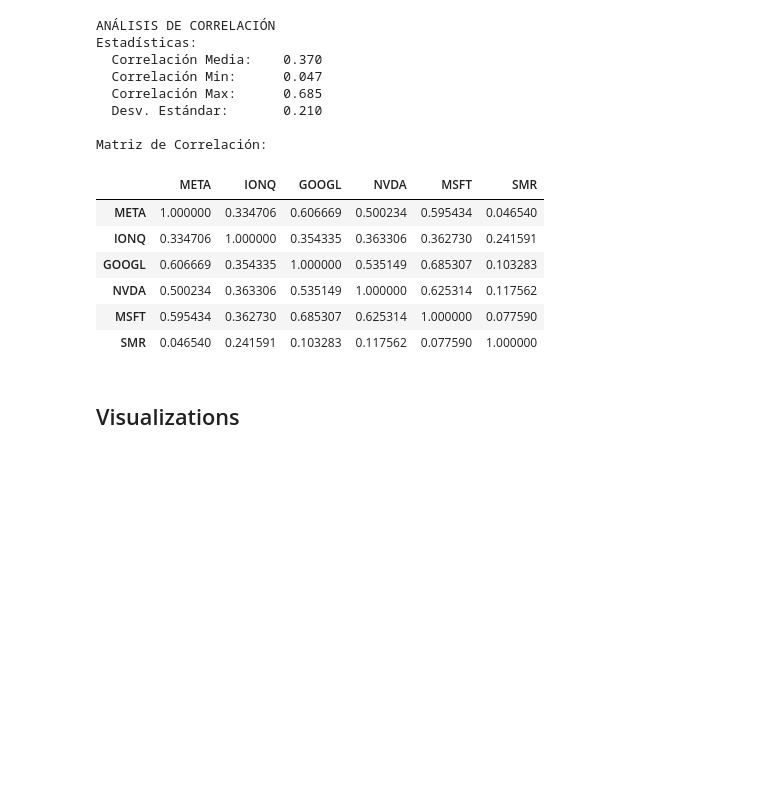
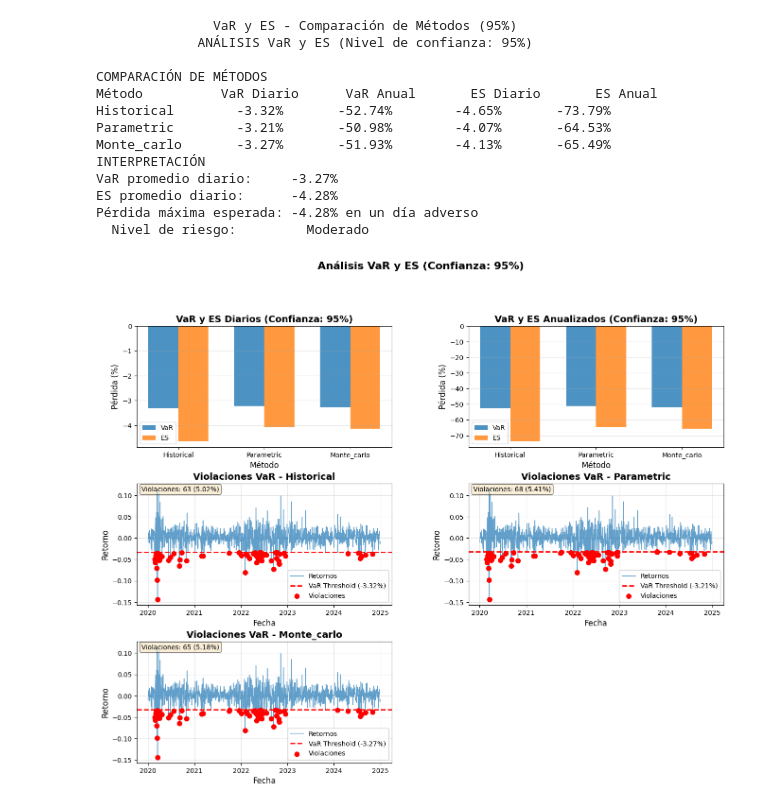
Before and after one commit to marcosherediapimienta/quant, a Jupyter notebook: projects/quant/pm/risk_analysis.ipynb, the cells around one changed output. Saved outputs shown, nothing was run; the diff lists cells and outputs as text; code cells hidden in the pictures; blank space fills up the shorter version.

```diff
--- a/projects/quant/pm/risk_analysis.ipynb
+++ b/projects/quant/pm/risk_analysis.ipynb
@@ -276,29 +82,0 @@ Retorno Anual:       51.77%
-# %%
-if len(TICKERS) > 1:
-    corr_results = correlation_analyzer.analyze(returns)
-
-    print("ANÁLISIS DE CORRELACIÓN")
-    print(f"Estadísticas:")
-    print(f"  Correlación Media: {corr_results['mean_correlation']:>8.3f}")
-    print(f"  Correlación Min:   {corr_results['min_correlation']:>8.3f}")
-    print(f"  Correlación Max:   {corr_results['max_correlation']:>8.3f}")
-    print(f"  Desv. Estándar:    {corr_results['std_correlation']:>8.3f}")
-
-    print("\nMatriz de Correlación:")
-    display(corr_results['correlation_matrix'])
-# %% [output]
-ANÁLISIS DE CORRELACIÓN
-Estadísticas:
-  Correlación Media:    0.370
-  Correlación Min:      0.047
-  Correlación Max:      0.685
-  Desv. Estándar:       0.210
-
-Matriz de Correlación:
-|  | META | IONQ | GOOGL | NVDA | MSFT | SMR |
-| META | 1.000000 | 0.334706 | 0.606669 | 0.500234 | 0.595434 | 0.046540 |
-| IONQ | 0.334706 | 1.000000 | 0.354335 | 0.363306 | 0.362730 | 0.241591 |
-| GOOGL | 0.606669 | 0.354335 | 1.000000 | 0.535149 | 0.685307 | 0.103283 |
-| NVDA | 0.500234 | 0.363306 | 0.535149 | 1.000000 | 0.625314 | 0.117562 |
-| MSFT | 0.595434 | 0.362730 | 0.685307 | 0.625314 | 1.000000 | 0.077590 |
-| SMR | 0.046540 | 0.241591 | 0.103283 | 0.117562 | 0.077590 | 1.000000 |
@@ -314,2 +83,37 @@ rolling_bench = benchmark_analyzer.analyze_rolling(
-# %% [markdown]
-## Visualizations
+# %%
+var_es_results = var_es_analyzer.calculate_multi_level(
+    returns=returns,
+    weights=WEIGHTS,
+    confidence_levels=CONFIDENCE_LEVELS,
+    n_simulations=MC_SIMULATIONS,
+    seed=MC_SEED
+)
+
+print("VaR y ES - Comparación de Métodos (95%)".center(70))
+
+comparison_df = var_es_reporter._results_to_dataframe(var_es_results[0.95])
+var_es_reporter.print_comparison(comparison_df, confidence_level=0.95)
+
+fig = var_es_viz.plot_var_es_analysis(
+    returns=returns,
+    weights=WEIGHTS,
+    var_es_results=var_es_results,
+    confidence_level=0.95,
+    figsize=(16, 12)
+)
+plt.show()
+# %% [output]
+               VaR y ES - Comparación de Métodos (95%)
+             ANÁLISIS VaR y ES (Nivel de confianza: 95%)
+
+COMPARACIÓN DE MÉTODOS
+Método          VaR Diario      VaR Anual       ES Diario       ES Anual
+Historical        -3.32%       -52.74%        -4.65%       -73.79%
+Parametric        -3.21%       -50.98%        -4.07%       -64.53%
+Monte_carlo       -3.27%       -51.93%        -4.13%       -65.49%
+INTERPRETACIÓN
+VaR promedio diario:     -3.27%
+ES promedio diario:      -4.28%
+Pérdida máxima esperada: -4.28% en un día adverso
+  Nivel de riesgo:         Moderado
+[figure, added]
```
Also changed, not shown: parts of 26 cells of this notebook, 8 other files.
